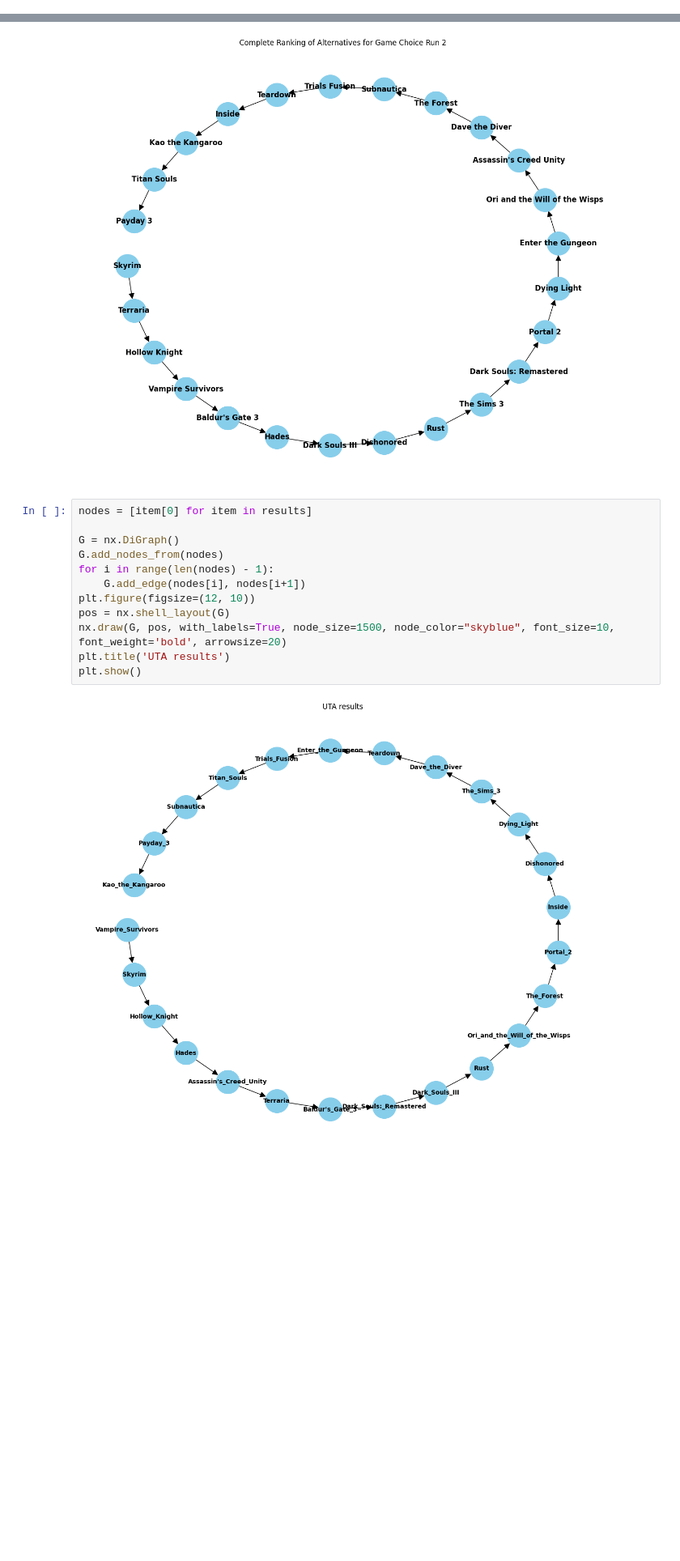
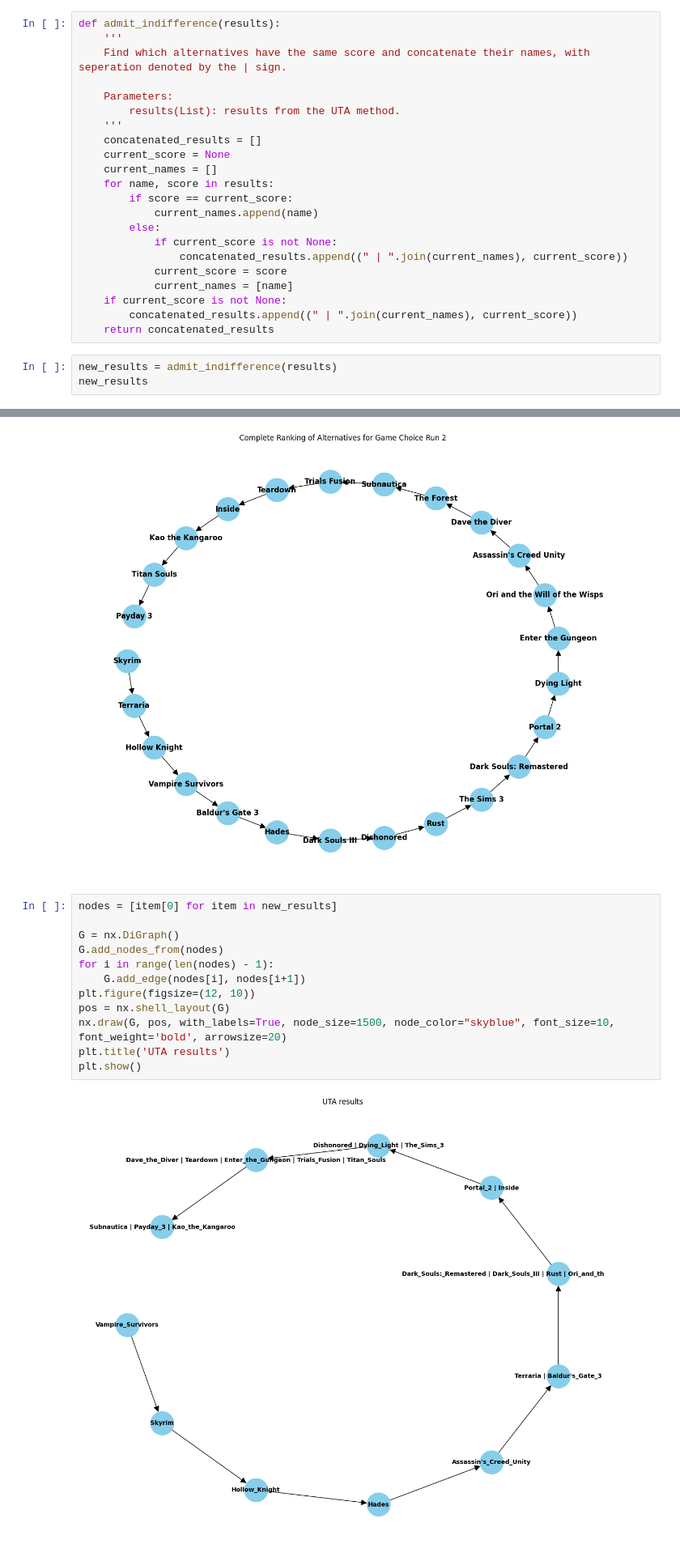
Before and after one commit to MatTheTab/Decision_Analysis, a Jupyter notebook: Project_2/UTA.ipynb, the cells around one changed output, grey strips where cells are left out. Shown at 81% size. Cells and saved outputs as stored; diff of their text form; blank space fills up the shorter version.

Commit message:
Fix indifference

```diff
--- a/Project_2/UTA.ipynb
+++ b/Project_2/UTA.ipynb
@@ -637,3 +640,28 @@ results
  ('Subnautica', 0.0),
  ('Payday_3', 0.0),
  ('Kao_the_Kangaroo', 0.0)]
+# %%
+def admit_indifference(results):
+    '''
+    Find which alternatives have the same score and concatenate their names, with seperation denoted by the | sign.
+
+    Parameters:
+        results(List): results from the UTA method.
+    '''
+    concatenated_results = []
+    current_score = None
+    current_names = []
+    for name, score in results:
+        if score == current_score:
+            current_names.append(name)
+        else:
+            if current_score is not None:
+                concatenated_results.append((" | ".join(current_names), current_score))
+            current_score = score
+            current_names = [name]
+    if current_score is not None:
+        concatenated_results.append((" | ".join(current_names), current_score))
+    return concatenated_results
+# %%
+new_results = admit_indifference(results)
+new_results
@@ -651,17 +693,17 @@ Image(filename='Promethee_II_results.png')
 # %% [output]
 [figure]
 # %%
-nodes = [item[0] for item in results]
+nodes = [item[0] for item in new_results]
 
 G = nx.DiGraph()
 G.add_nodes_from(nodes)
 for i in range(len(nodes) - 1):
     G.add_edge(nodes[i], nodes[i+1])
 plt.figure(figsize=(12, 10))
 pos = nx.shell_layout(G)
 nx.draw(G, pos, with_labels=True, node_size=1500, node_color="skyblue", font_size=10, font_weight='bold', arrowsize=20)
 plt.title('UTA results')
 plt.show()
 # %% [output]
-[figure, old version]
+[figure, new version]
 # %% [markdown]
```
Also changed, not shown: parts of 3 cells of this notebook.
